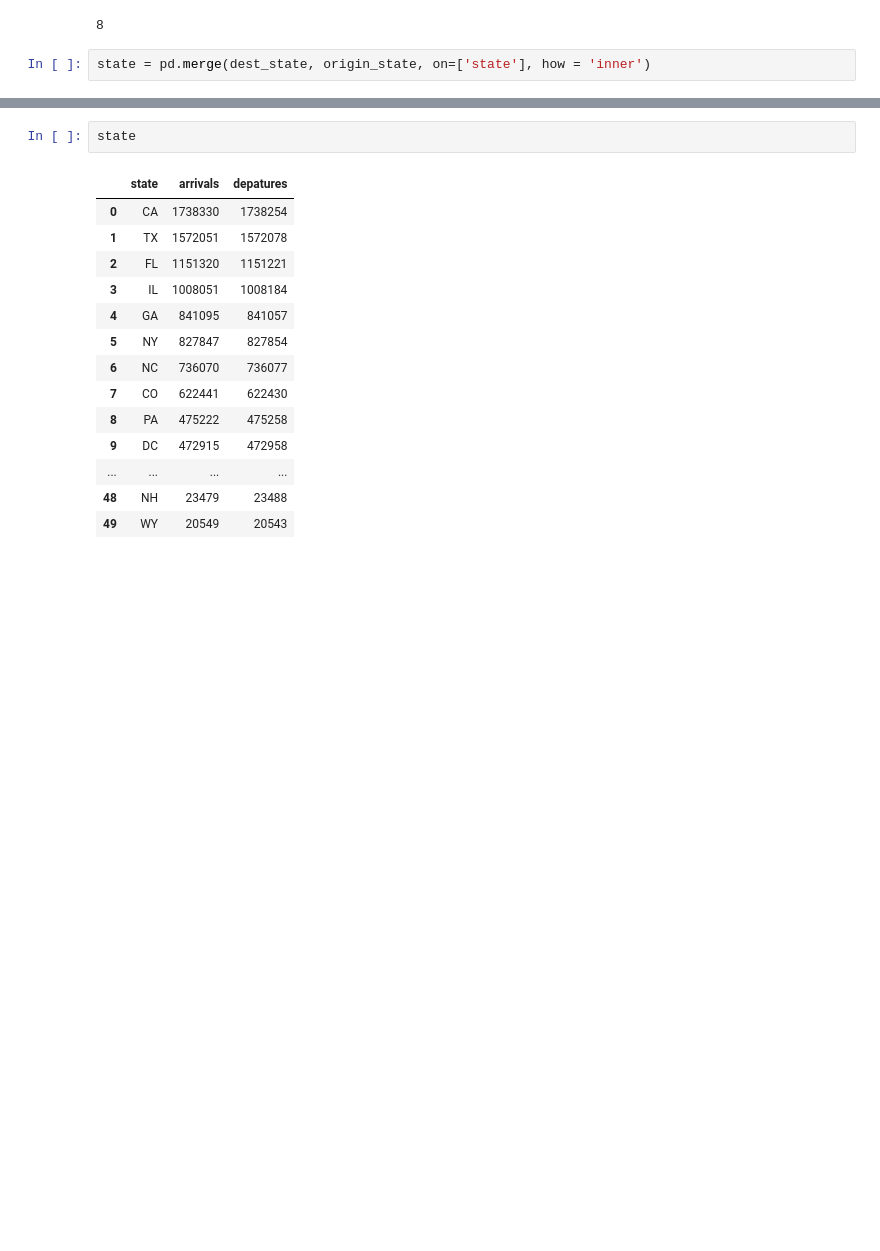
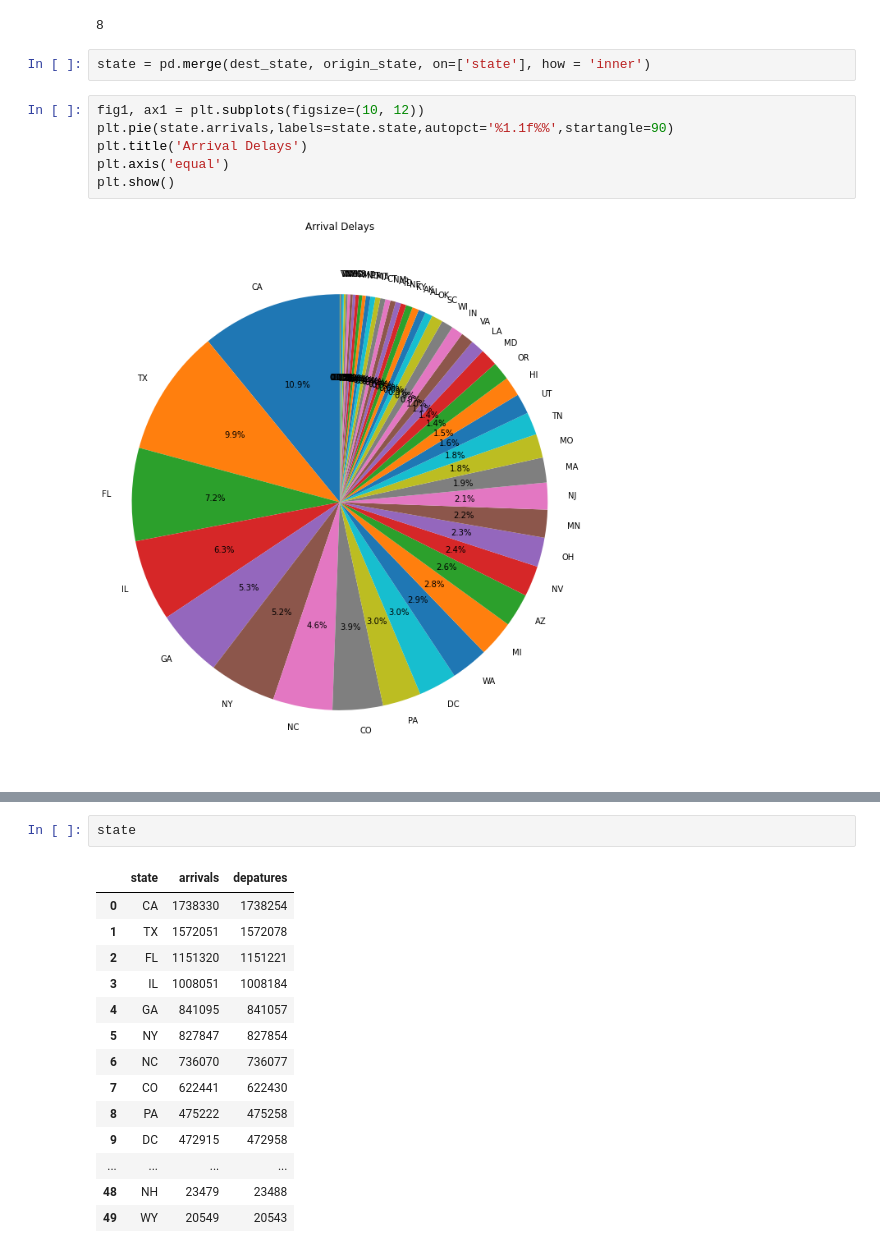
Before and after one commit to ajeyalingam/flight-delay-mid-term-project, a Jupyter notebook: exploratory_analysis.ipynb, the cells around one changed output, grey strips where cells are left out. Saved outputs shown, nothing was run; the diff lists cells and outputs as text; blank space fills up the shorter version.

```diff
--- a/exploratory_analysis.ipynb
+++ b/exploratory_analysis.ipynb
@@ -631,3 +632,11 @@ top_50
 8
 # %%
 state = pd.merge(dest_state, origin_state, on=['state'], how = 'inner')
+# %%
+fig1, ax1 = plt.subplots(figsize=(10, 12))
+plt.pie(state.arrivals,labels=state.state,autopct='%1.1f%%',startangle=90)
+plt.title('Arrival Delays')
+plt.axis('equal')
+plt.show()
+# %% [output]
+[figure, added]
```
Also changed, not shown: parts of 3 cells of this notebook.
